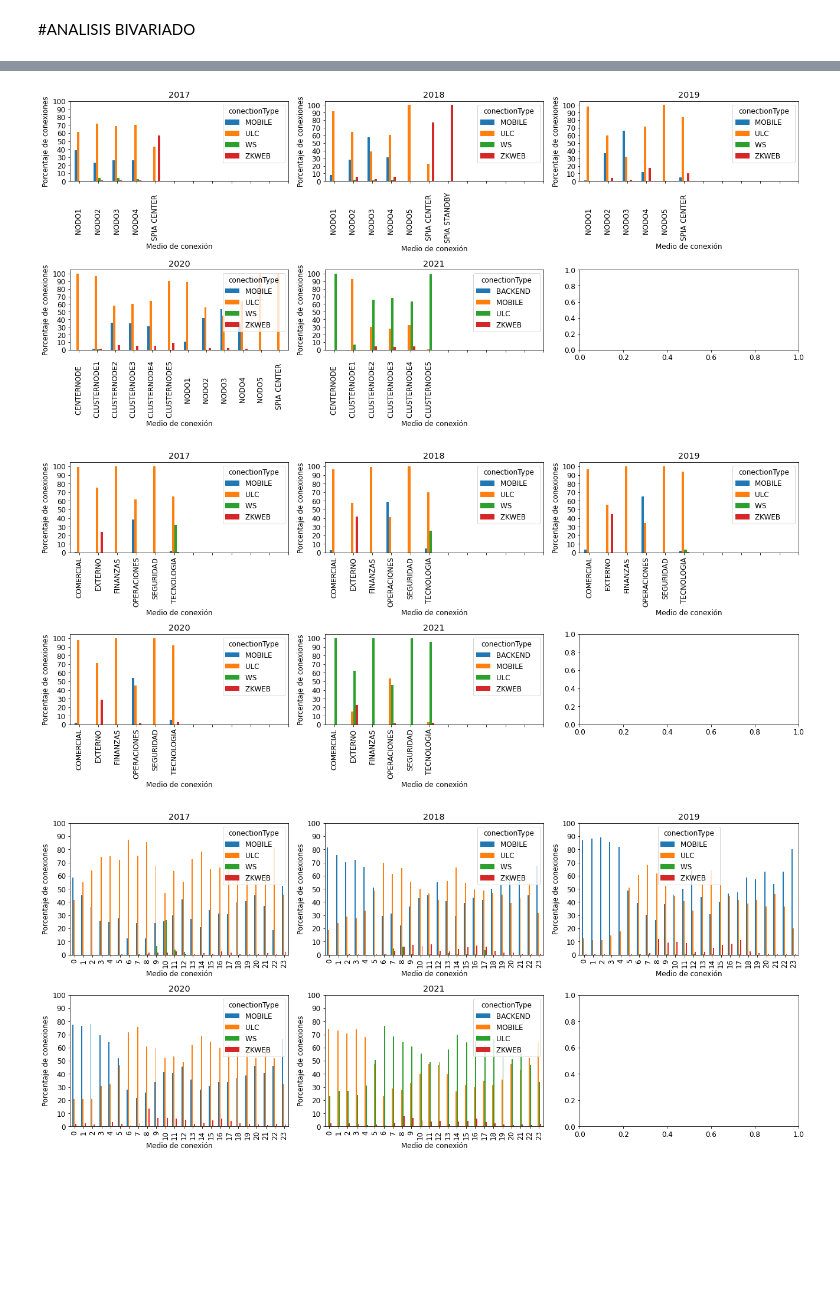
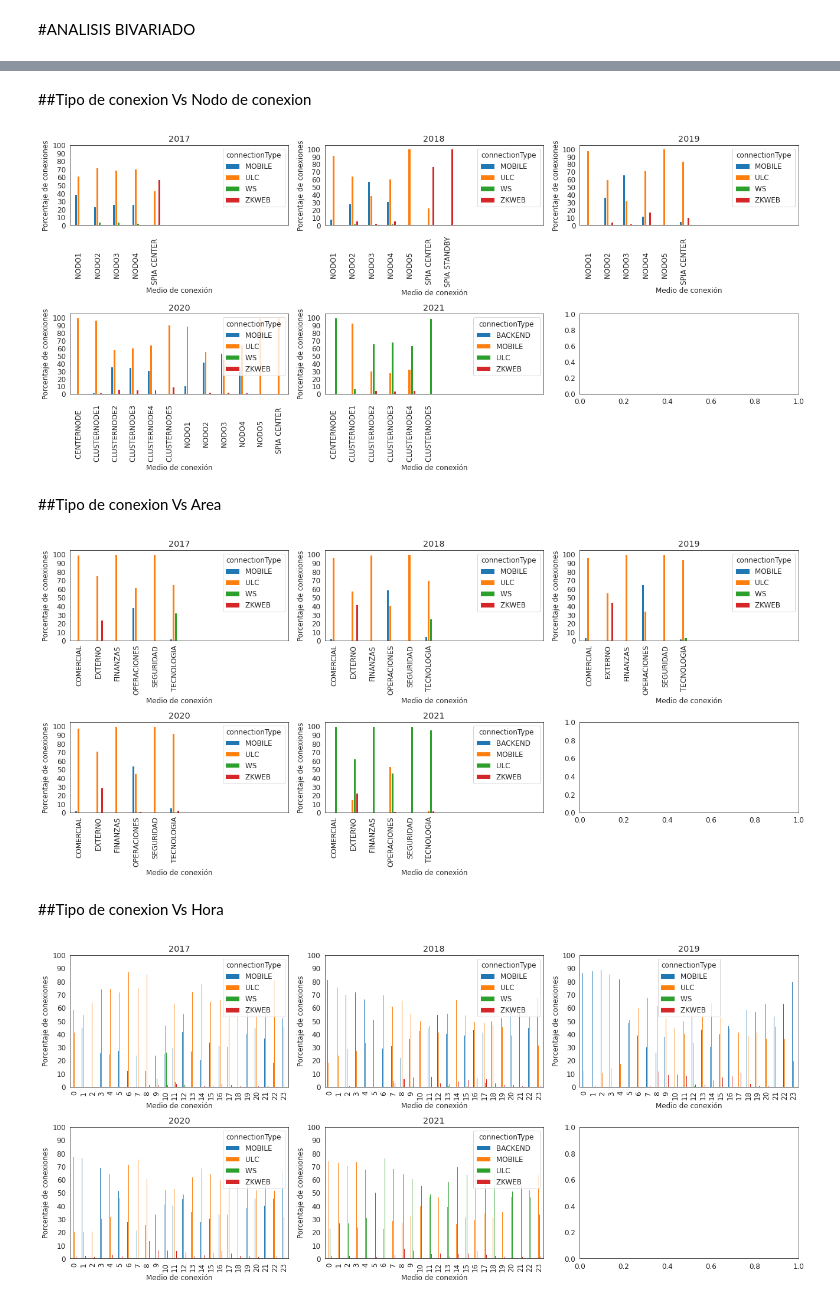
Before and after one commit to marardo/procesamiento_nube, a Jupyter notebook: DATA_CHALLENGE_PSA_V4.ipynb, the cells around one changed output, grey strips where cells are left out. Saved outputs shown, nothing was run; the diff lists cells and outputs as text; code cells hidden in the pictures; blank space fills up the shorter version.

```diff
--- a/DATA_CHALLENGE_PSA_V4.ipynb
+++ b/DATA_CHALLENGE_PSA_V4.ipynb
@@ -594,7 +605,9 @@ graficoBivariado(total_rows,total_cols,df
+# %% [markdown]
+##Tipo de conexion Vs Nodo de conexion
 # %%
 graficoBivariado(total_rows,total_cols,df
-                ,'conectionNode'
-                ,'conectionType'
+                ,'connectionNode'
+                ,'connectionType'
                 ,'Porcentaje de conexiones'
                 ,'Medio de conexión'
                 ,np.arange(0,12, 1)
@@ -603,11 +616,13 @@ graficoBivariado(total_rows,total_cols,df
                 ,''
                 ,45)
 # %% [output]
-[figure, old version]
+[figure, new version]
+# %% [markdown]
+##Tipo de conexion Vs Area
 # %%
 graficoBivariado(total_rows,total_cols,df
                 ,'area'
-                ,'conectionType'
+                ,'connectionType'
                 ,'Porcentaje de conexiones'
                 ,'Medio de conexión'
                 ,np.arange(0,12, 1)
@@ -616,17 +631,19 @@ graficoBivariado(total_rows,total_cols,df
                 ,''
                 ,45)
 # %% [output]
-[figure, old version]
+[figure, new version]
+# %% [markdown]
+##Tipo de conexion Vs Hora
 # %%
 graficoBivariado(total_rows,total_cols,df
                 ,'hour'
-                ,'conectionType'
+                ,'connectionType'
                 ,'Porcentaje de conexiones'
                 ,'Medio de conexión'
                 ,np.arange(0,24, 1)
                  ,np.arange(0, 110, 10)
                 ,'Barra'
                 ,''
                 ,45)
 # %% [output]
-[figure, old version]
+[figure, new version]
```
Also changed, not shown: parts of 51 cells of this notebook.
